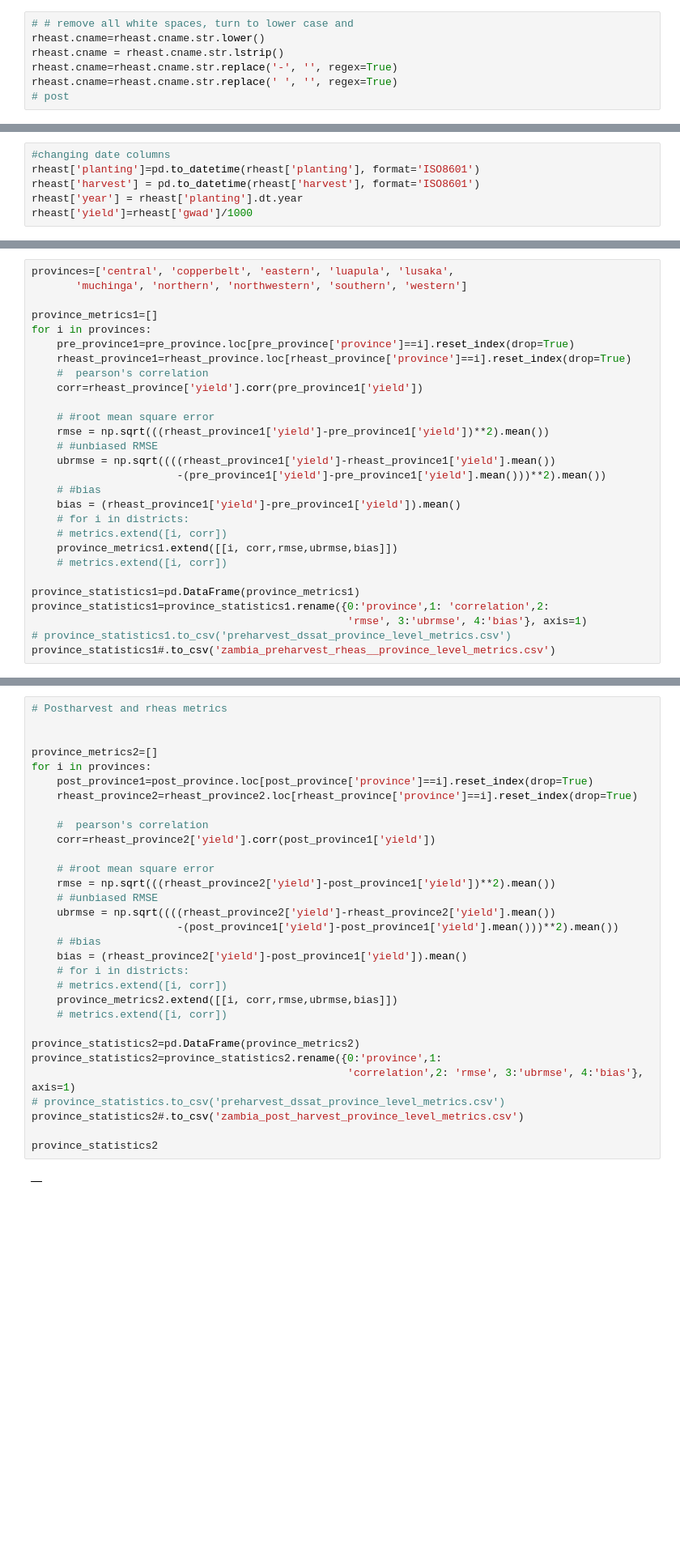
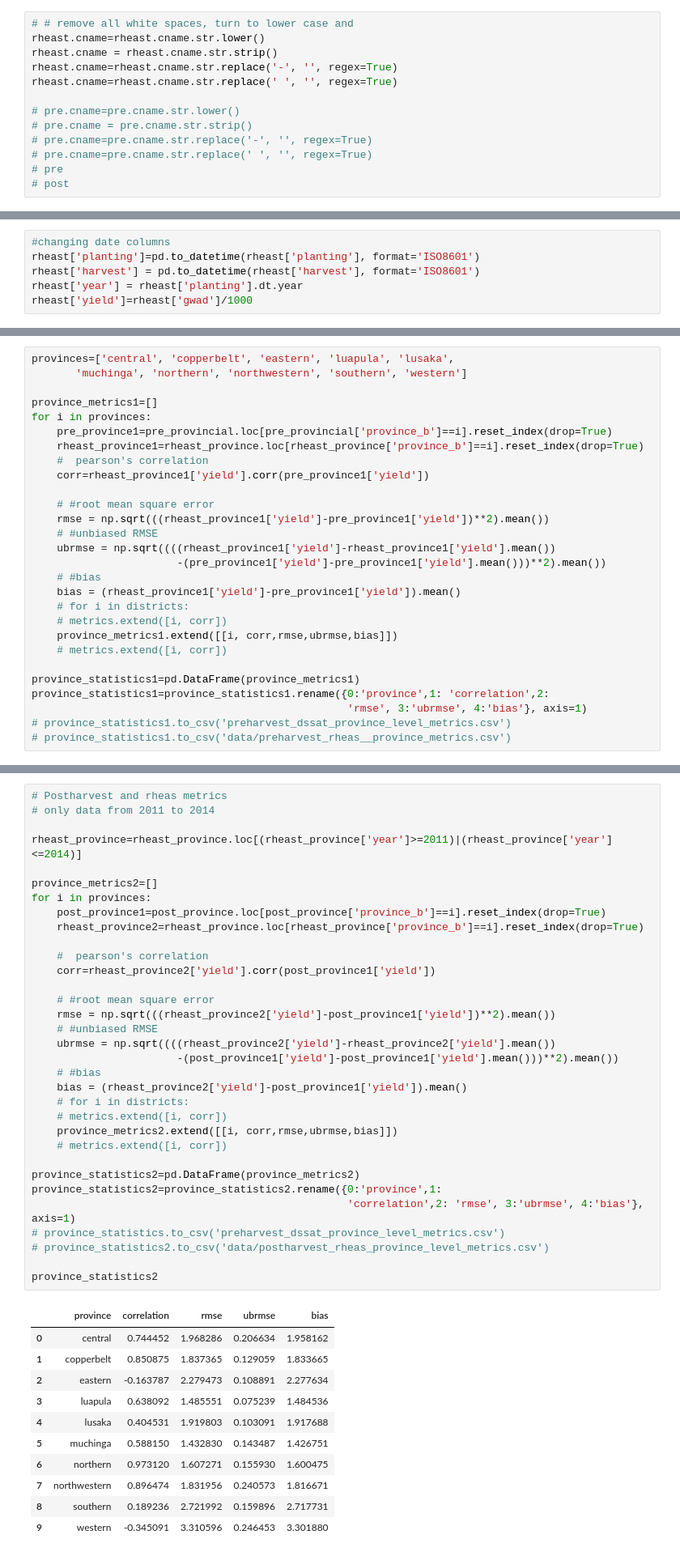
Before and after one commit to franklineronoh/crop-modeling, a Jupyter notebook: zambia/bias_correction_zmb.ipynb, the cells around one changed output, grey strips where cells are left out. Shown: that part at 81% size. Saved outputs shown, nothing was run; the diff lists cells and outputs as text; blank space fills up the shorter version.

```diff
--- a/zambia/bias_correction_zmb.ipynb
+++ b/zambia/bias_correction_zmb.ipynb
@@ -26,9 +26,15 @@ post=pd.read_csv('data/postharvest/postharvest_cleaned.csv')
 # %%
 # # remove all white spaces, turn to lower case and
 rheast.cname=rheast.cname.str.lower()
-rheast.cname = rheast.cname.str.lstrip()
+rheast.cname = rheast.cname.str.strip()
 rheast.cname=rheast.cname.str.replace('-', '', regex=True)
 rheast.cname=rheast.cname.str.replace(' ', '', regex=True)
+
+# pre.cname=pre.cname.str.lower()
+# pre.cname = pre.cname.str.strip()
+# pre.cname=pre.cname.str.replace('-', '', regex=True)
+# pre.cname=pre.cname.str.replace(' ', '', regex=True)
+# pre
 # post
 # %%
 rheast['district']=rheast['cname']
@@ -150,10 +188,10 @@ provinces=['central', 'copperbelt', 'eastern', 'luapula', 'lusaka',
 
 province_metrics1=[]
 for i in provinces:
-    pre_province1=pre_province.loc[pre_province['province']==i].reset_index(drop=True)
-    rheast_province1=rheast_province.loc[rheast_province['province']==i].reset_index(drop=True)
+    pre_province1=pre_provincial.loc[pre_provincial['province_b']==i].reset_index(drop=True)
+    rheast_province1=rheast_province.loc[rheast_province['province_b']==i].reset_index(drop=True)
     #  pearson's correlation
-    corr=rheast_province['yield'].corr(pre_province1['yield'])
+    corr=rheast_province1['yield'].corr(pre_province1['yield'])
 
     # #root mean square error
     rmse = np.sqrt(((rheast_province1['yield']-pre_province1['yield'])**2).mean())
@@ -171,4 +209,4 @@ province_statistics1=pd.DataFrame(province_metrics1)
 province_statistics1=province_statistics1.rename({0:'province',1: 'correlation',2:
                                                   'rmse', 3:'ubrmse', 4:'bias'}, axis=1)
 # province_statistics1.to_csv('preharvest_dssat_province_level_metrics.csv')
-province_statistics1#.to_csv('zambia_preharvest_rheas__province_level_metrics.csv')
+# province_statistics1.to_csv('data/preharvest_rheas__province_metrics.csv')
@@ -206,33 +225,45 @@ for i in post_harvest_years:
 # %%
 # Postharvest and rheas metrics
+# only data from 2011 to 2014
 
+rheast_province=rheast_province.loc[(rheast_province['year']>=2011)|(rheast_province['year']<=2014)]
 
 province_metrics2=[]
 for i in provinces:
-    post_province1=post_province.loc[post_province['province']==i].reset_index(drop=True)
-    rheast_province2=rheast_province2.loc[rheast_province['province']==i].reset_index(drop=True)
+    post_province1=post_province.loc[post_province['province_b']==i].reset_index(drop=True)
+    rheast_province2=rheast_province.loc[rheast_province['province_b']==i].reset_index(drop=True)
 
     #  pearson's correlation
     corr=rheast_province2['yield'].corr(post_province1['yield'])
 
     # #root mean square error
     rmse = np.sqrt(((rheast_province2['yield']-post_province1['yield'])**2).mean())
     # #unbiased RMSE
     ubrmse = np.sqrt((((rheast_province2['yield']-rheast_province2['yield'].mean())
                        -(post_province1['yield']-post_province1['yield'].mean()))**2).mean())
     # #bias
     bias = (rheast_province2['yield']-post_province1['yield']).mean()
     # for i in districts:
     # metrics.extend([i, corr])
     province_metrics2.extend([[i, corr,rmse,ubrmse,bias]])
     # metrics.extend([i, corr])
 
 province_statistics2=pd.DataFrame(province_metrics2)
 province_statistics2=province_statistics2.rename({0:'province',1:
                                                   'correlation',2: 'rmse', 3:'ubrmse', 4:'bias'}, axis=1)
 # province_statistics.to_csv('preharvest_dssat_province_level_metrics.csv')
-province_statistics2#.to_csv('zambia_post_harvest_province_level_metrics.csv')
+# province_statistics2.to_csv('data/postharvest_rheas_province_level_metrics.csv')
 
 province_statistics2
 # %% [output]
-|  |
+|  | province | correlation | rmse | ubrmse | bias |
+| 0 | central | 0.744452 | 1.968286 | 0.206634 | 1.958162 |
+| 1 | copperbelt | 0.850875 | 1.837365 | 0.129059 | 1.833665 |
+| 2 | eastern | -0.163787 | 2.279473 | 0.108891 | 2.277634 |
+| 3 | luapula | 0.638092 | 1.485551 | 0.075239 | 1.484536 |
+| 4 | lusaka | 0.404531 | 1.919803 | 0.103091 | 1.917688 |
+| 5 | muchinga | 0.588150 | 1.432830 | 0.143487 | 1.426751 |
+| 6 | northern | 0.973120 | 1.607271 | 0.155930 | 1.600475 |
+| 7 | northwestern | 0.896474 | 1.831956 | 0.240573 | 1.816671 |
+| 8 | southern | 0.189236 | 2.721992 | 0.159896 | 2.717731 |
+| 9 | western | -0.345091 | 3.310596 | 0.246453 | 3.301880 |
```
Also changed, not shown: parts of 8 cells of this notebook, 5 other files.
